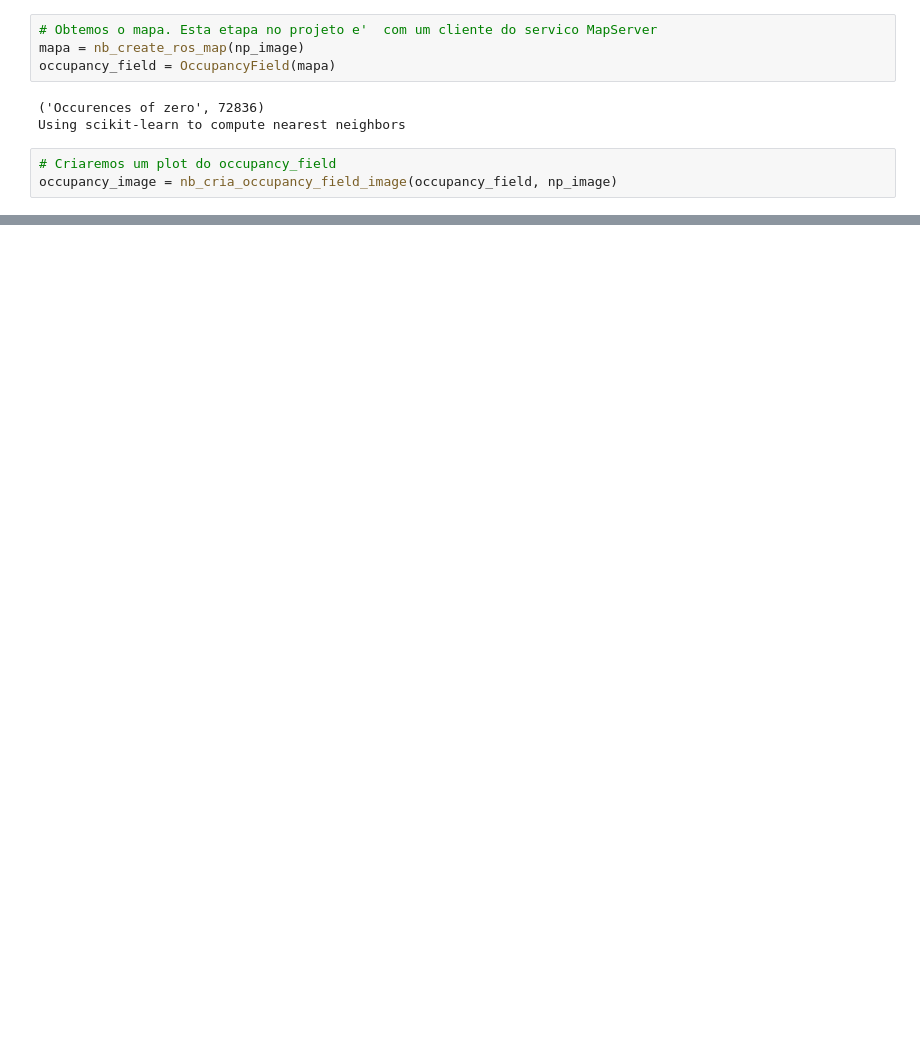
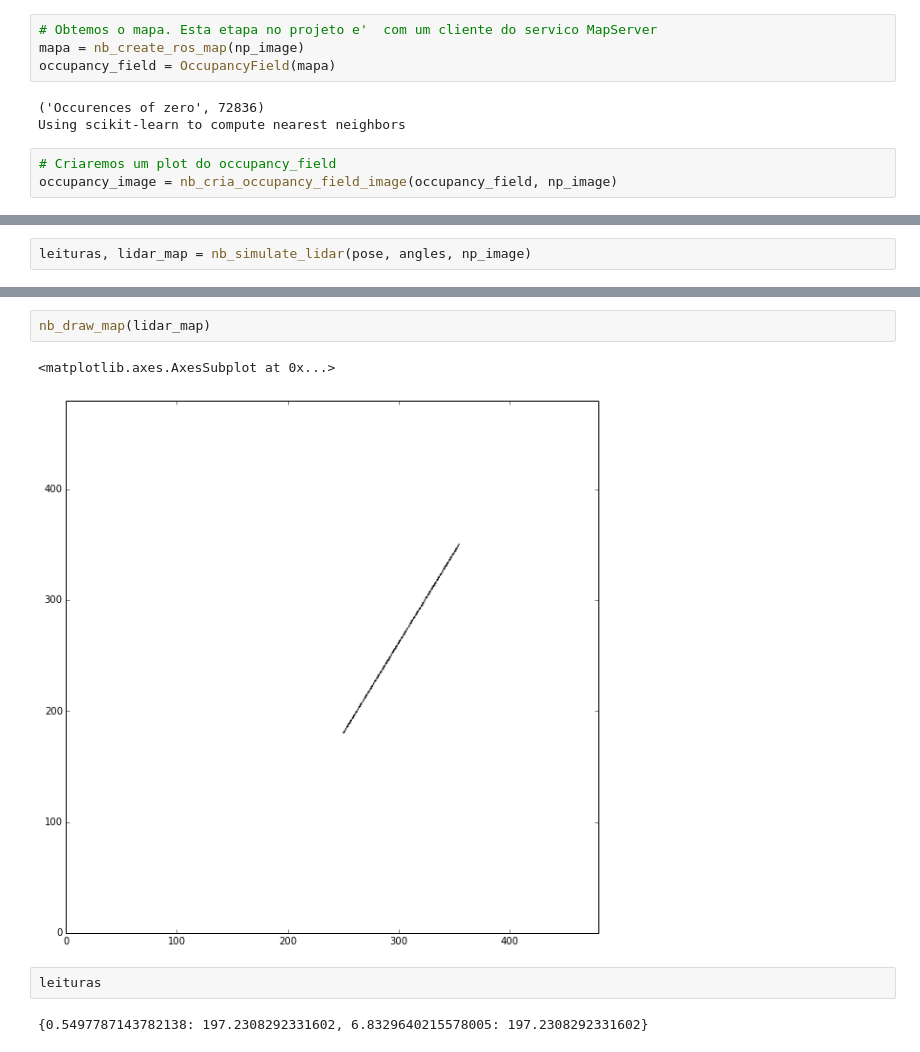
Before and after one commit to toshikurauchi/particlefilter, a Jupyter notebook: particle_filter_1-ray_casting.ipynb, the cells around one changed output, grey strips where cells are left out. Drawn from its saved outputs; the diff is of its cells as text; blank space fills up the shorter version.

Commit message:
Simula ray casting

```diff
--- a/particle_filter_1-ray_casting.ipynb
+++ b/particle_filter_1-ray_casting.ipynb
@@ -237,0 +315,2 @@ nb_draw_map(occupancy_image)
+# %%
+leituras, lidar_map = nb_simulate_lidar(pose, angles, np_image)
@@ -237,0 +523,9 @@ nb_draw_map(occupancy_image)
+# %%
+nb_draw_map(lidar_map)
+# %% [output]
+<matplotlib.axes.AxesSubplot at 0x...>
+[figure, added]
+# %%
+leituras
+# %% [output]
+{0.5497787143782138: 197.2308292331602, 6.8329640215578005: 197.2308292331602}
```
Also changed, not shown: parts of 7 cells of this notebook.
